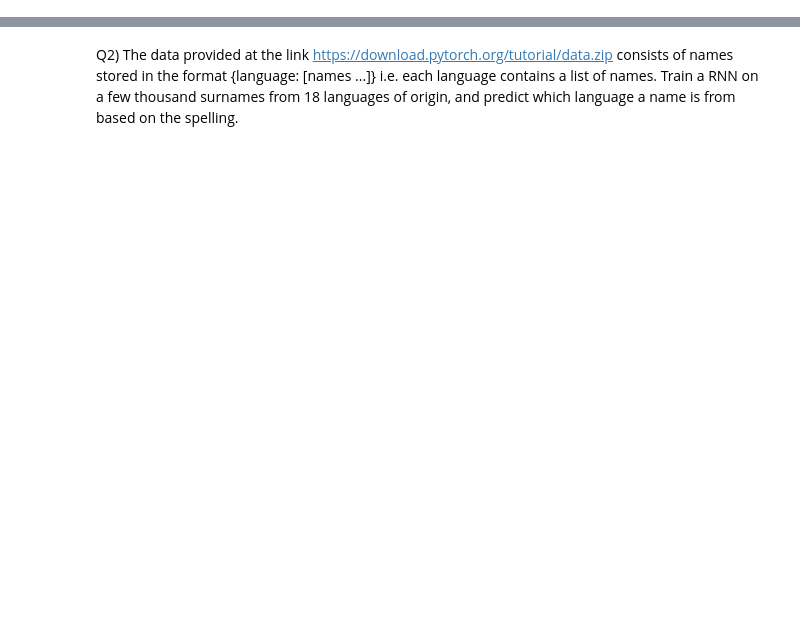
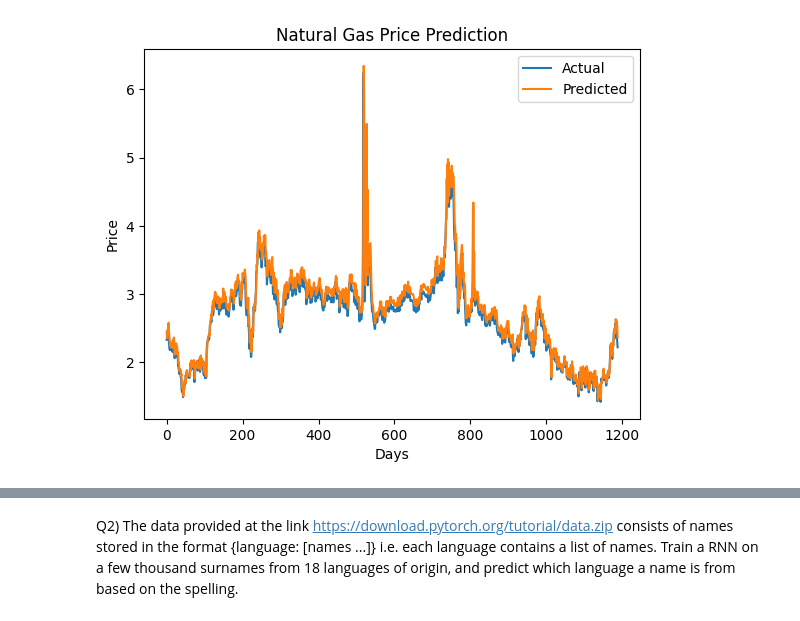
Before and after one commit to nimbusmustafa/DL-Lab, a Jupyter notebook: w8prac/q.ipynb, the cells around one changed output, grey strips where cells are left out. Drawn from its saved outputs; the diff is of its cells as text; code cells hidden in the pictures; blank space fills up the shorter version.

```diff
--- a/w8prac/q.ipynb
+++ b/w8prac/q.ipynb
@@ -151,0 +166,97 @@ plt.show()
+# %%
+import numpy as np
+import pandas as pd
+import torch
+from torch import nn
+from torch.utils.data import Dataset, DataLoader
+from sklearn.preprocessing import MinMaxScaler
+from sklearn.model_selection import train_test_split
+import matplotlib.pyplot as plt
+
+# Load and normalize data
+df = pd.read_csv("/home/mustafa/dllab/w8prac/q1/daily_csv.csv")
+df = df.dropna()
+prices = df['Price'].values.reshape(-1, 1)
+
+scaler = MinMaxScaler()
+prices_scaled = scaler.fit_transform(prices)
+
+# Prepare sequences
+sequence_length = 10
+X, Y = [], []
+for i in range(len(prices_scaled) - sequence_length):
+    X.append(prices_scaled[i:i + sequence_length])
+    Y.append(prices_scaled[i + sequence_length])
+
+X = np.array(X)
+Y = np.array(Y)
+
+# Train-test split
+x_train, x_test, y_train, y_test = train_test_split(
+    X, Y, test_size=0.2, shuffle=False)
+
+# Custom dataset
+class TimeSeriesDataset(Dataset):
+    def __init__(self, x, y):
+        self.x = torch.tensor(x, dtype=torch.float32)
+        self.y = torch.tensor(y, dtype=torch.float32)
+
+    def __len__(self): return len(self.x)
+    def __getitem__(self, idx): return self.x[idx], self.y[idx]
+
+# Dataloaders
+train_loader = DataLoader(TimeSeriesDataset(x_train, y_train), batch_size=16, shuffle=True)
+test_loader = DataLoader(TimeSeriesDataset(x_test, y_test), batch_size=1)
+
+# RNN model
+class RNNModel(nn.Module):
+    def __init__(self):
+        super().__init__()
+        self.rnn = nn.RNN(input_size=1, hidden_size=64, num_layers=1, batch_first=True)
+        self.fc = nn.Linear(64, 1)
+
+    def forward(self, x):
+        out, _ = self.rnn(x)
+        return self.fc(out[:, -1, :])
+
+model = RNNModel()
+loss_fn = nn.MSELoss()
+optimizer = torch.optim.Adam(model.parameters(), lr=0.001)
+
+# Training loop
+for epoch in range(100):
+    for xb, yb in train_loader:
+        xb = xb.view(-1, sequence_length, 1)
+        pred = model(xb)
+        loss = loss_fn(pred, yb)
+        optimizer.zero_grad()
+        loss.backward()
+        optimizer.step()
+    if epoch % 10 == 0:
+        print(f"Epoch {epoch} Loss: {loss.item():.4f}")
+
+# Testing
+model.eval()
+predictions = []
+actuals = []
+
+with torch.no_grad():
+    for xb, yb in test_loader:
+        xb = xb.view(-1, sequence_length, 1)
+        pred = model(xb)
+        predictions.append(pred.item())
+        actuals.append(yb.item())
+
+# Inverse scale
+predictions = scaler.inverse_transform(np.array(predictions).reshape(-1, 1))
+actuals = scaler.inverse_transform(np.array(actuals).reshape(-1, 1))
+
+# Plot results
+plt.plot(actuals, label='Actual')
+plt.plot(predictions, label='Predicted')
+plt.title("Natural Gas Price Prediction")
+plt.xlabel("Days")
+plt.ylabel("Price")
+plt.legend()
+plt.show()
+# %% [output]
@@ -152 +273,2 @@ plt.show()
+[figure, added]
 # %%
```
Also changed, not shown: parts of 17 cells of this notebook.
